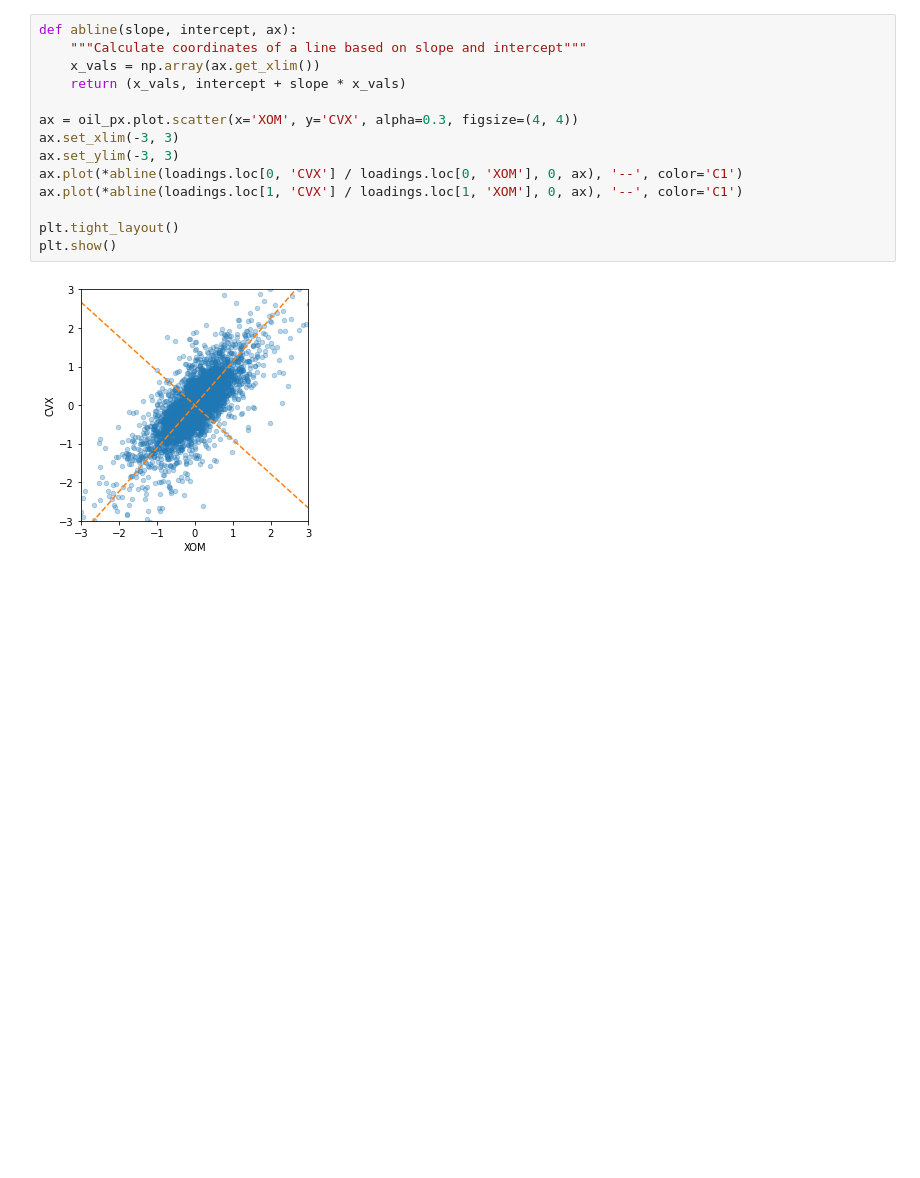
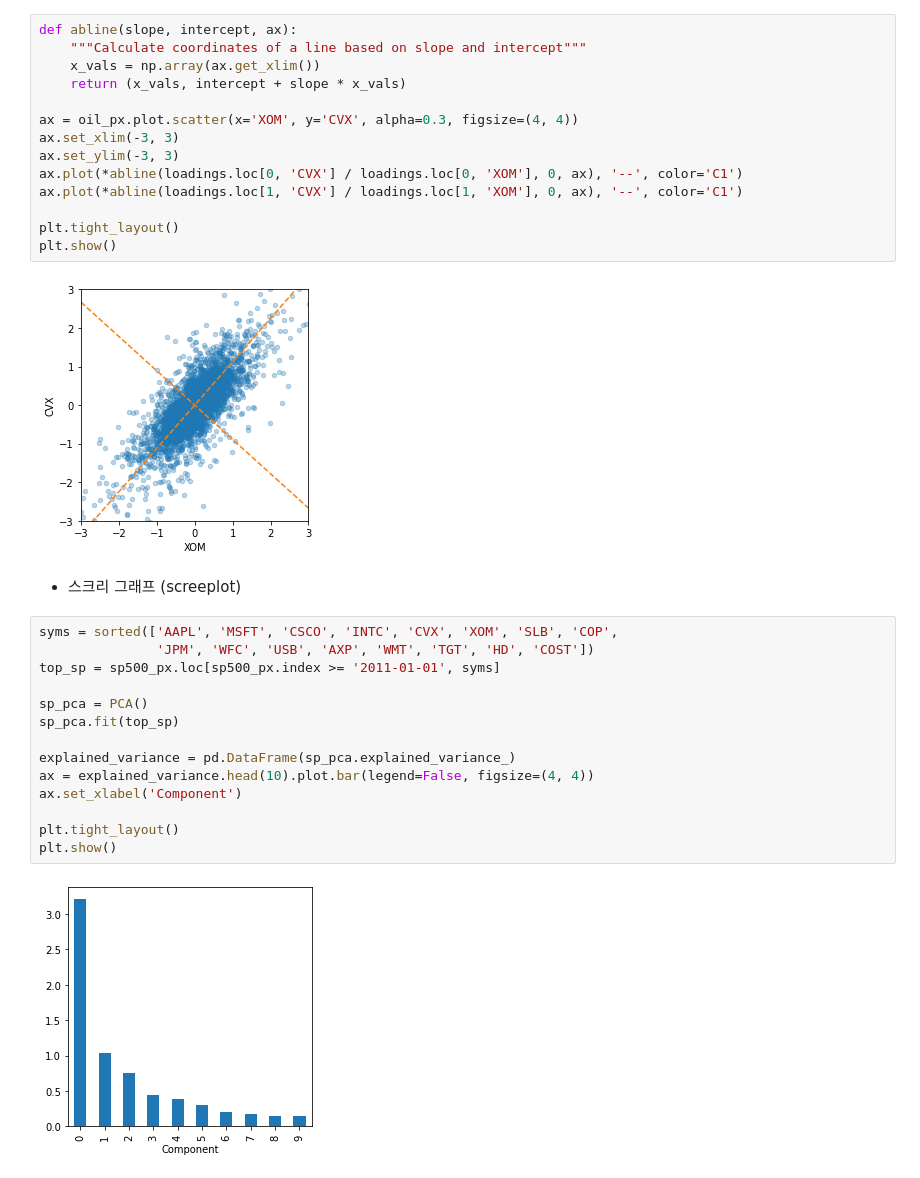
Before and after one commit to meticulousdev/StatisticsWithPython, a Jupyter notebook: PracticalStatistics/chap07/pca_example.ipynb, the cells around one changed output. Saved outputs shown, nothing was run; the diff lists cells and outputs as text; blank space fills up the shorter version.

```diff
--- a/PracticalStatistics/chap07/pca_example.ipynb
+++ b/PracticalStatistics/chap07/pca_example.ipynb
@@ -68,3 +72,21 @@ plt.tight_layout()
 plt.show()
 # %% [output]
 [figure]
+# %% [markdown]
+- 스크리 그래프 (screeplot)
+# %%
+syms = sorted(['AAPL', 'MSFT', 'CSCO', 'INTC', 'CVX', 'XOM', 'SLB', 'COP',
+               'JPM', 'WFC', 'USB', 'AXP', 'WMT', 'TGT', 'HD', 'COST'])
+top_sp = sp500_px.loc[sp500_px.index >= '2011-01-01', syms]
+
+sp_pca = PCA()
+sp_pca.fit(top_sp)
+
+explained_variance = pd.DataFrame(sp_pca.explained_variance_)
+ax = explained_variance.head(10).plot.bar(legend=False, figsize=(4, 4))
+ax.set_xlabel('Component')
+
+plt.tight_layout()
+plt.show()
+# %% [output]
+[figure, added]
```
Also changed, not shown: parts of 11 cells of this notebook.
